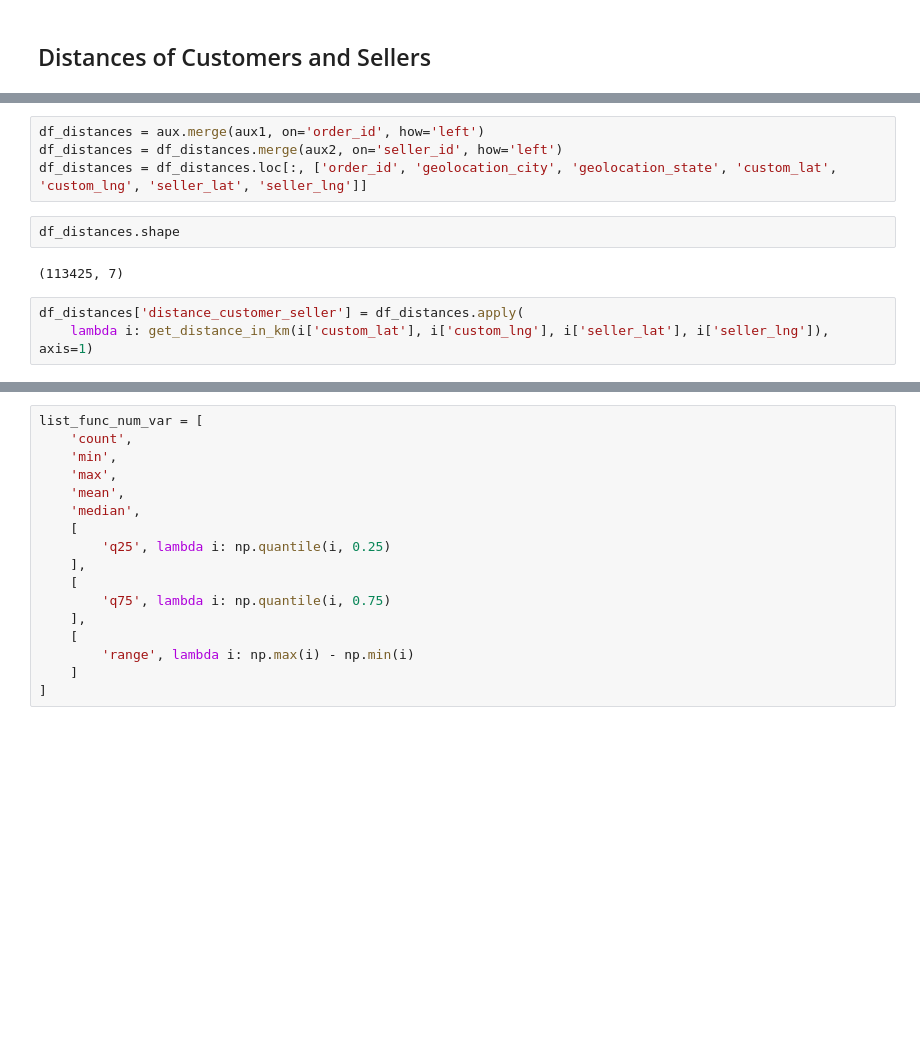
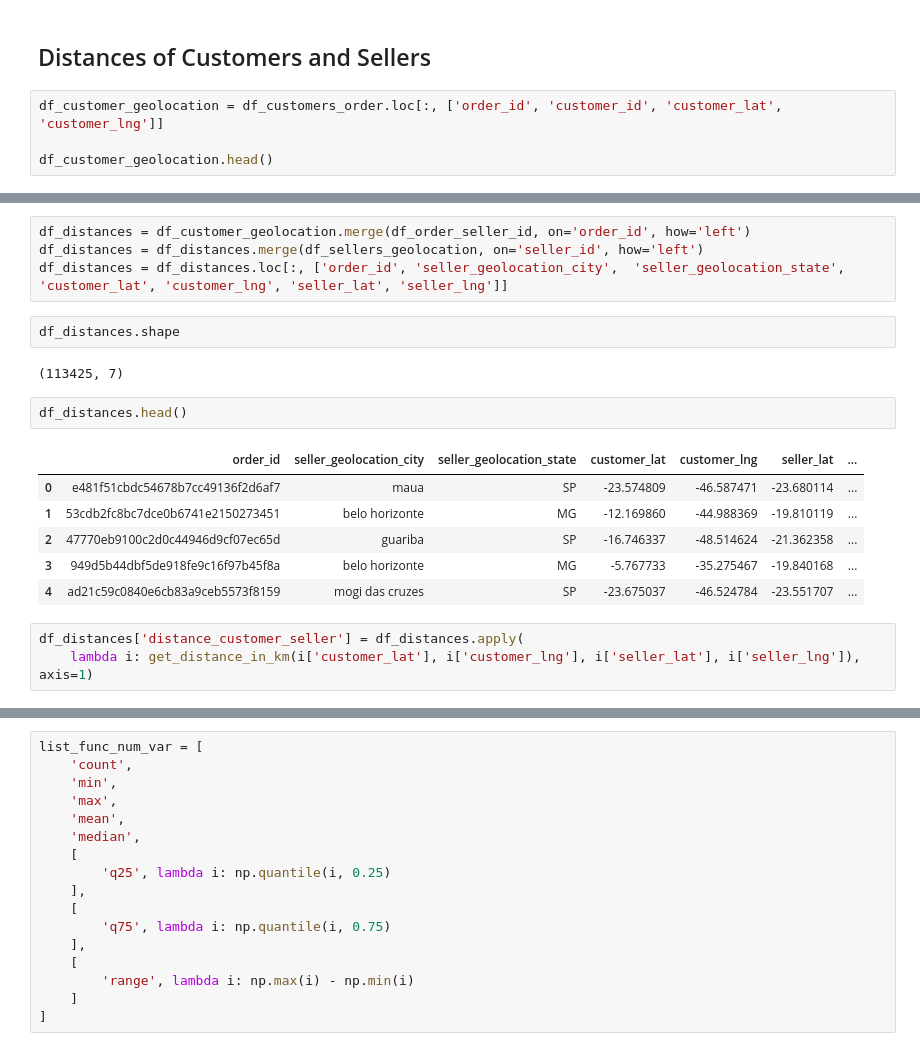
Before and after one commit to juniorcl/olist-delivery-forecast, a Jupyter notebook: notebooks/V0.0_book_of_variables.ipynb, the cells around one changed output, grey strips where cells are left out. Drawn from its saved outputs; the diff is of its cells as text; blank space fills up the shorter version.

```diff
--- a/notebooks/V0.0_book_of_variables.ipynb
+++ b/notebooks/V0.0_book_of_variables.ipynb
@@ -512,3 +528,7 @@ df_customers_order.head()
 df_customers_order.to_parquet('../data/interim/V0.0_dataframe_customers_orders.parquet')
 # %% [markdown]
 ## Distances of Customers and Sellers
+# %%
+df_customer_geolocation = df_customers_order.loc[:, ['order_id', 'customer_id', 'customer_lat', 'customer_lng']]
+
+df_customer_geolocation.head()
@@ -526,14 +573,23 @@ aux2 = df_sellers.loc[:, ['seller_id', 'seller_zip_code_prefix']].merge(
 # %%
-df_distances = aux.merge(aux1, on='order_id', how='left')
-df_distances = df_distances.merge(aux2, on='seller_id', how='left')
-df_distances = df_distances.loc[:, ['order_id', 'geolocation_city',	'geolocation_state', 'custom_lat', 'custom_lng', 'seller_lat', 'seller_lng']]
+df_distances = df_customer_geolocation.merge(df_order_seller_id, on='order_id', how='left')
+df_distances = df_distances.merge(df_sellers_geolocation, on='seller_id', how='left')
+df_distances = df_distances.loc[:, ['order_id', 'seller_geolocation_city',	'seller_geolocation_state', 'customer_lat', 'customer_lng', 'seller_lat', 'seller_lng']]
 # %%
 df_distances.shape
 # %% [output]
 (113425, 7)
+# %%
+df_distances.head()
+# %% [output]
+|  | order_id | seller_geolocation_city | seller_geolocation_state | customer_lat | customer_lng | seller_lat | ... |
+| 0 | e481f51cbdc54678b7cc49136f2d6af7 | maua | SP | -23.574809 | -46.587471 | -23.680114 | ... |
+| 1 | 53cdb2fc8bc7dce0b6741e2150273451 | belo horizonte | MG | -12.169860 | -44.988369 | -19.810119 | ... |
+| 2 | 47770eb9100c2d0c44946d9cf07ec65d | guariba | SP | -16.746337 | -48.514624 | -21.362358 | ... |
+| 3 | 949d5b44dbf5de918fe9c16f97b45f8a | belo horizonte | MG | -5.767733 | -35.275467 | -19.840168 | ... |
+| 4 | ad21c59c0840e6cb83a9ceb5573f8159 | mogi das cruzes | SP | -23.675037 | -46.524784 | -23.551707 | ... |
 # %%
 df_distances['distance_customer_seller'] = df_distances.apply(
-    lambda i: get_distance_in_km(i['custom_lat'], i['custom_lng'], i['seller_lat'], i['seller_lng']), axis=1)
+    lambda i: get_distance_in_km(i['customer_lat'], i['customer_lng'], i['seller_lat'], i['seller_lng']), axis=1)
 # %%
 df_distances.isna().mean()
 # %% [output]
```
Also changed, not shown: parts of 15 cells of this notebook.
